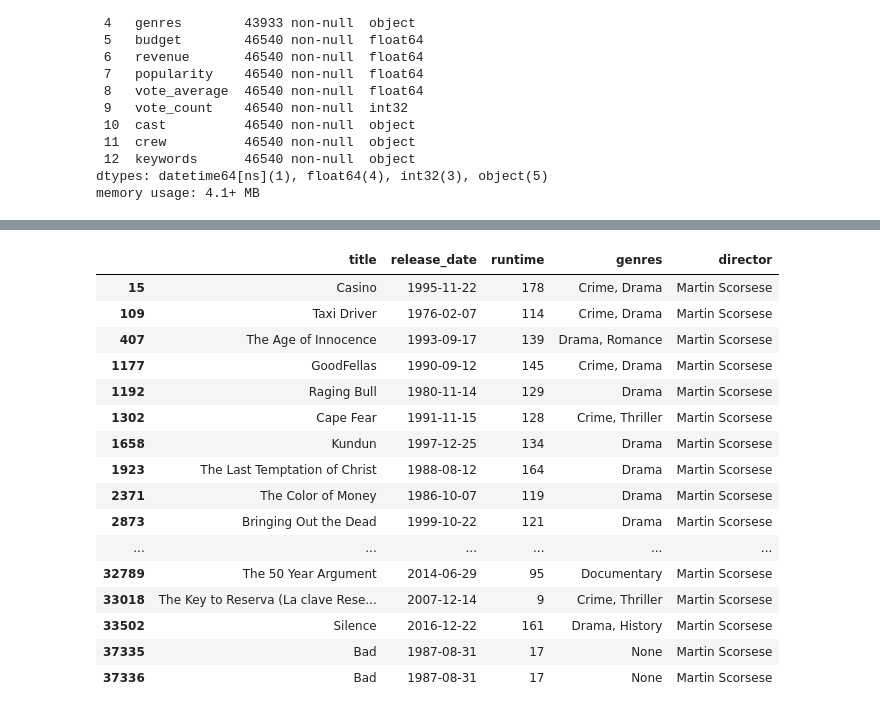
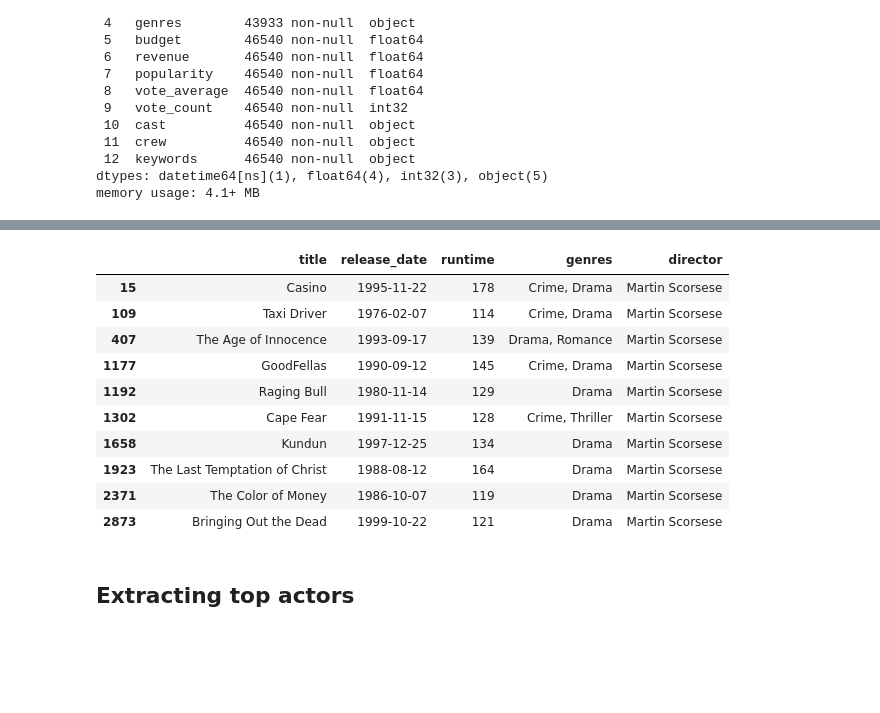
Before and after one commit to SanAntonik/MRS, a Jupyter notebook: DA_skill_showcase/MRS.ipynb, the cells around one changed output, grey strips where cells are left out. Cells and saved outputs as stored; diff of their text form; code cells hidden in the pictures; blank space fills up the shorter version.

```diff
--- a/DA_skill_showcase/MRS.ipynb
+++ b/DA_skill_showcase/MRS.ipynb
@@ -493,21 +490,17 @@ Roger Corman          35
 Name: count, dtype: int64
 # %%
-df[df["director"] == "Martin Scorsese"][["title", "release_date", "runtime", "genres", "director"]]
+df[df["director"] == "Martin Scorsese"][["title", "release_date", "runtime", "genres", "director"]].head(10)
 # %% [output]
 |  | title | release_date | runtime | genres | director |
 | 15 | Casino | 1995-11-22 | 178 | Crime, Drama | Martin Scorsese |
 | 109 | Taxi Driver | 1976-02-07 | 114 | Crime, Drama | Martin Scorsese |
 | 407 | The Age of Innocence | 1993-09-17 | 139 | Drama, Romance | Martin Scorsese |
 | 1177 | GoodFellas | 1990-09-12 | 145 | Crime, Drama | Martin Scorsese |
 | 1192 | Raging Bull | 1980-11-14 | 129 | Drama | Martin Scorsese |
 | 1302 | Cape Fear | 1991-11-15 | 128 | Crime, Thriller | Martin Scorsese |
 | 1658 | Kundun | 1997-12-25 | 134 | Drama | Martin Scorsese |
 | 1923 | The Last Temptation of Christ | 1988-08-12 | 164 | Drama | Martin Scorsese |
 | 2371 | The Color of Money | 1986-10-07 | 119 | Drama | Martin Scorsese |
 | 2873 | Bringing Out the Dead | 1999-10-22 | 121 | Drama | Martin Scorsese |
-| ... | ... | ... | ... | ... | ... |
-| 32789 | The 50 Year Argument | 2014-06-29 | 95 | Documentary | Martin Scorsese |
-| 33018 | The Key to Reserva (La clave Rese... | 2007-12-14 | 9 | Crime, Thriller | Martin Scorsese |
-| 33502 | Silence | 2016-12-22 | 161 | Drama, History | Martin Scorsese |
-| 37335 | Bad | 1987-08-31 | 17 | None | Martin Scorsese |
-| 37336 | Bad | 1987-08-31 | 17 | None | Martin Scorsese |
+# %% [markdown]
+## Extracting top actors
```
Also changed, not shown: parts of 7 cells of this notebook.
